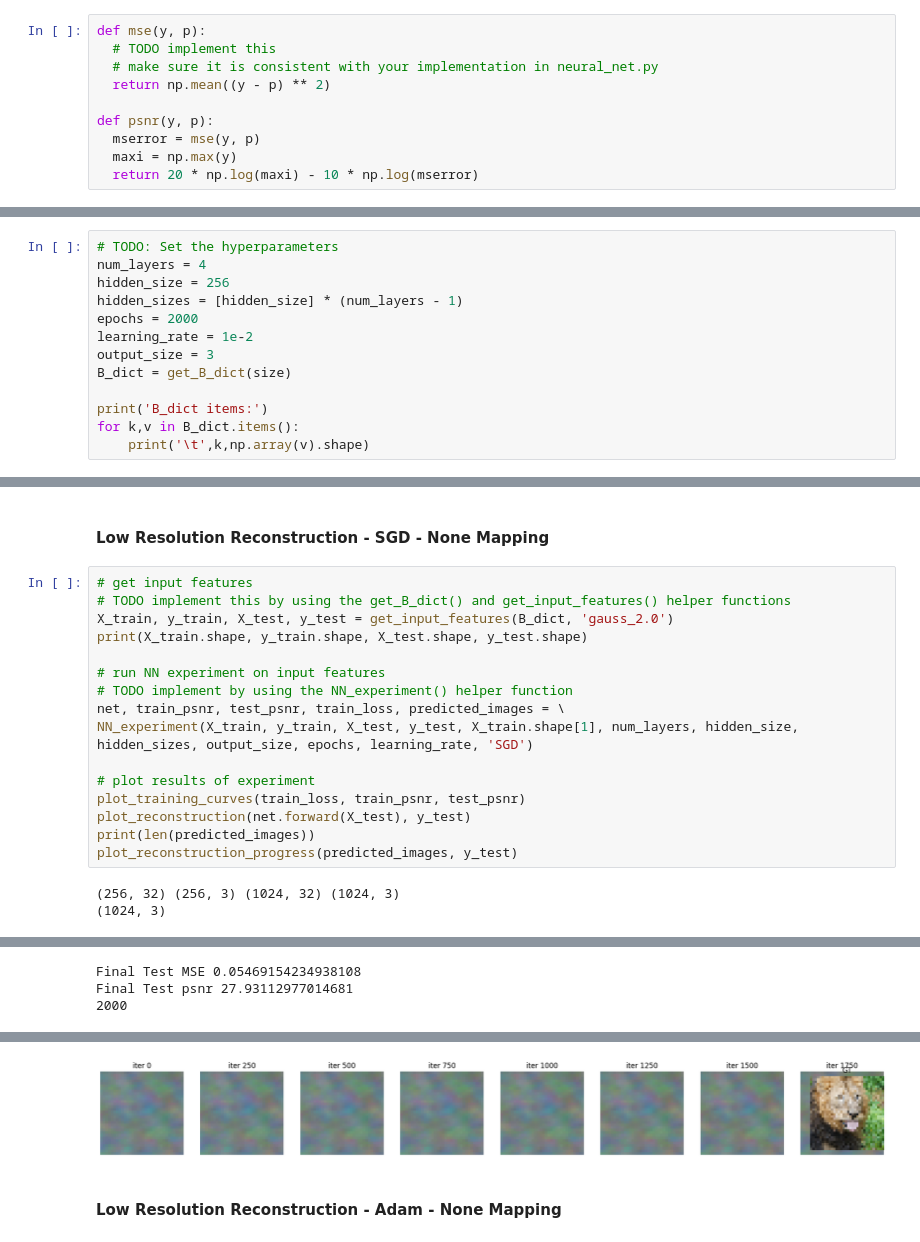
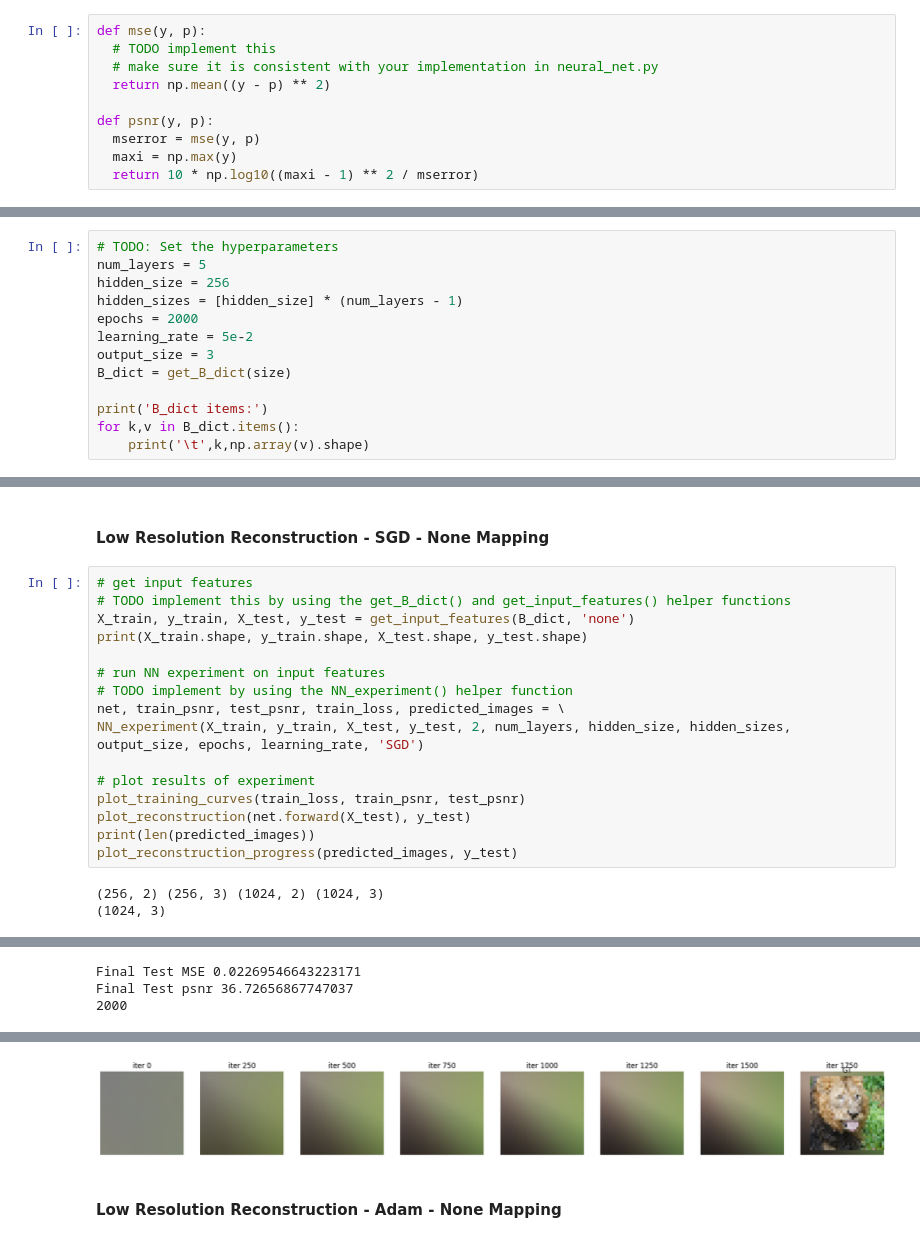
Before and after one commit to Slijeff/cs444, a Jupyter notebook: assignment2/neural_network.ipynb, the cells around one changed output, grey strips where cells are left out. Saved outputs shown, nothing was run; the diff lists cells and outputs as text.

```diff
--- a/assignment2/neural_network.ipynb
+++ b/assignment2/neural_network.ipynb
@@ -124,7 +127,7 @@ def mse(y, p):
 def psnr(y, p):
   mserror = mse(y, p)
   maxi = np.max(y)
-  return 20 * np.log(maxi) - 10 * np.log(mserror)
+  return 10 * np.log10((maxi - 1) ** 2 / mserror)
 # %%
 size = 32
 train_data, test_data = get_image(size)
@@ -142,11 +145,11 @@ train_data[0].shape, train_data[1].shape
 ((16, 16, 2), (16, 16, 3))
 # %%
 # TODO: Set the hyperparameters
-num_layers = 4
+num_layers = 5
 hidden_size = 256
 hidden_sizes = [hidden_size] * (num_layers - 1)
 epochs = 2000
-learning_rate = 1e-2
+learning_rate = 5e-2
 output_size = 3
 B_dict = get_B_dict(size)
 
@@ -346,13 +349,13 @@ def NN_experiment(X_train, y_train, X_test, y_test, input_size, num_layers,\
 # %%
 # get input features
 # TODO implement this by using the get_B_dict() and get_input_features() helper functions
-X_train, y_train, X_test, y_test = get_input_features(B_dict, 'gauss_2.0')
+X_train, y_train, X_test, y_test = get_input_features(B_dict, 'none')
 print(X_train.shape, y_train.shape, X_test.shape, y_test.shape)
 
 # run NN experiment on input features
 # TODO implement by using the NN_experiment() helper function
 net, train_psnr, test_psnr, train_loss, predicted_images = \
-NN_experiment(X_train, y_train, X_test, y_test, X_train.shape[1], num_layers, hidden_size, hidden_sizes, output_size, epochs, learning_rate, 'SGD')
+NN_experiment(X_train, y_train, X_test, y_test, 2, num_layers, hidden_size, hidden_sizes, output_size, epochs, learning_rate, 'SGD')
 
 # plot results of experiment
 plot_training_curves(train_loss, train_psnr, test_psnr)
@@ -360,5 +363,5 @@ plot_reconstruction(net.forward(X_test), y_test)
 print(len(predicted_images))
 plot_reconstruction_progress(predicted_images, y_test)
 # %% [output]
-(256, 32) (256, 3) (1024, 32) (1024, 3)
+(256, 2) (256, 3) (1024, 2) (1024, 3)
 (1024, 3)
@@ -366,3 +369,3 @@ plot_reconstruction_progress(predicted_images, y_test)
-Final Test MSE 0.05469154234938108
-Final Test psnr 27.93112977014681
+Final Test MSE 0.02269546643223171
+Final Test psnr 36.72656867747037
 2000
@@ -370,4 +373,4 @@ Final Test psnr 27.93112977014681
-[figure, old version]
+[figure, new version]
 # %% [markdown]
 #### Low Resolution Reconstruction - Adam - None Mapping
 # %%
```
Also changed, not shown: parts of 2 cells of this notebook.
